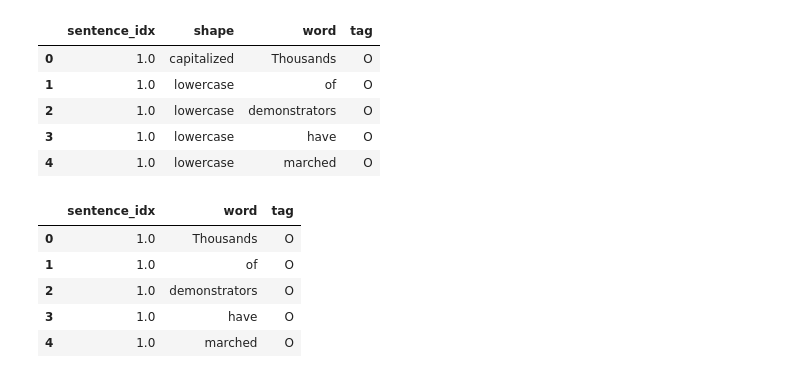
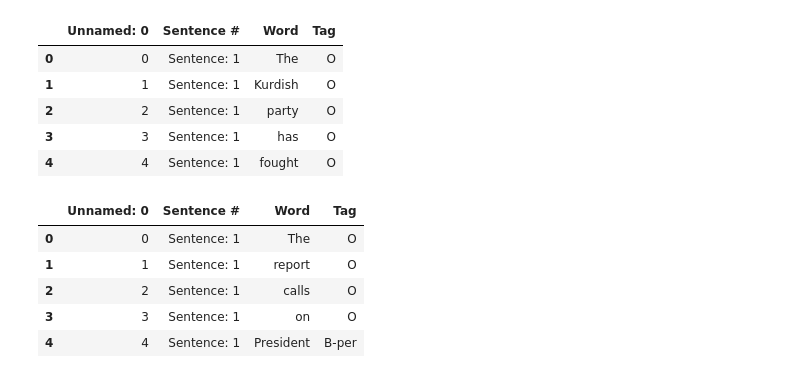
Before and after one commit to noname19871/ner_project, a Jupyter notebook: Baseline.ipynb, the cells around one changed output. Saved outputs shown, nothing was run; the diff lists cells and outputs as text; code cells hidden in the pictures.

```diff
--- a/Baseline.ipynb
+++ b/Baseline.ipynb
@@ -8 +4,5 @@ b'Skipping line 281837: expected 25 fields, saw 34\n'
+# %%
+train = pd.read_csv("data/train.csv",sep=",",encoding="latin1")
+val = pd.read_csv("data/val.csv",sep=",",encoding="latin1")
+test = pd.read_csv("data/test.csv",sep=",",encoding="latin1")
 # %%
@@ -34,9 +17,9 @@ data = df.drop(['Unnamed: 0', 'lemma', 'next-lemma', 'next-next-lemma', 'next-ne
 # %%
-data.head()
+val.head()
 # %% [output]
-|  | sentence_idx | shape | word | tag |
-| 0 | 1.0 | capitalized | Thousands | O |
-| 1 | 1.0 | lowercase | of | O |
-| 2 | 1.0 | lowercase | demonstrators | O |
-| 3 | 1.0 | lowercase | have | O |
-| 4 | 1.0 | lowercase | marched | O |
+|  | Unnamed: 0 | Sentence # | Word | Tag |
+| 0 | 0 | Sentence: 1 | The | O |
+| 1 | 1 | Sentence: 1 | Kurdish | O |
+| 2 | 2 | Sentence: 1 | party | O |
+| 3 | 3 | Sentence: 1 | has | O |
+| 4 | 4 | Sentence: 1 | fought | O |
@@ -45,9 +26,9 @@ data = data.drop(['shape'],axis=1)
 # %%
-data.head()
+test.head()
 # %% [output]
-|  | sentence_idx | word | tag |
-| 0 | 1.0 | Thousands | O |
-| 1 | 1.0 | of | O |
-| 2 | 1.0 | demonstrators | O |
-| 3 | 1.0 | have | O |
-| 4 | 1.0 | marched | O |
+|  | Unnamed: 0 | Sentence # | Word | Tag |
+| 0 | 0 | Sentence: 1 | The | O |
+| 1 | 1 | Sentence: 1 | report | O |
+| 2 | 2 | Sentence: 1 | calls | O |
+| 3 | 3 | Sentence: 1 | on | O |
+| 4 | 4 | Sentence: 1 | President | B-per |
```
Also changed, not shown: parts of 44 cells of this notebook, 2 other files.
